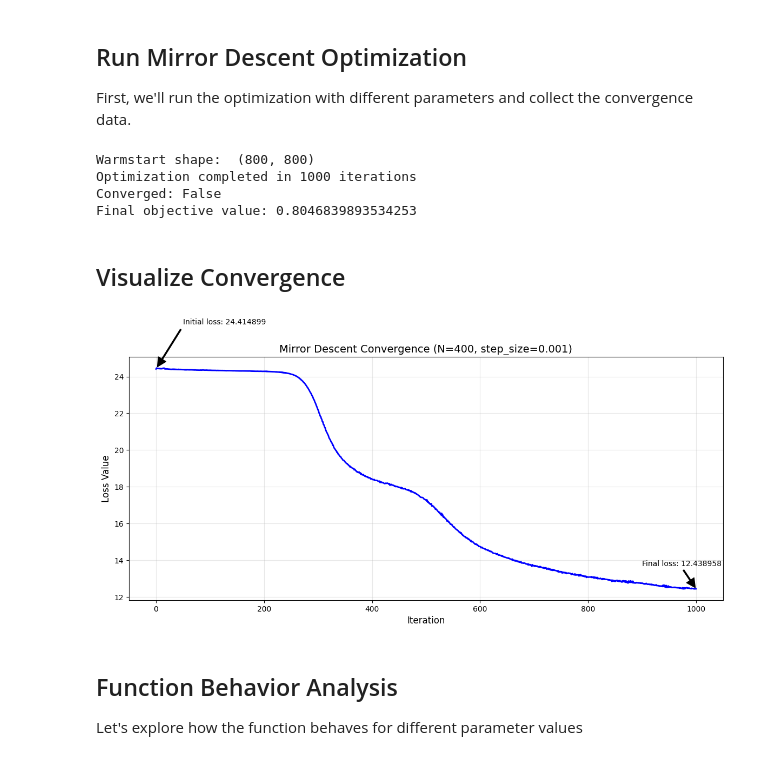
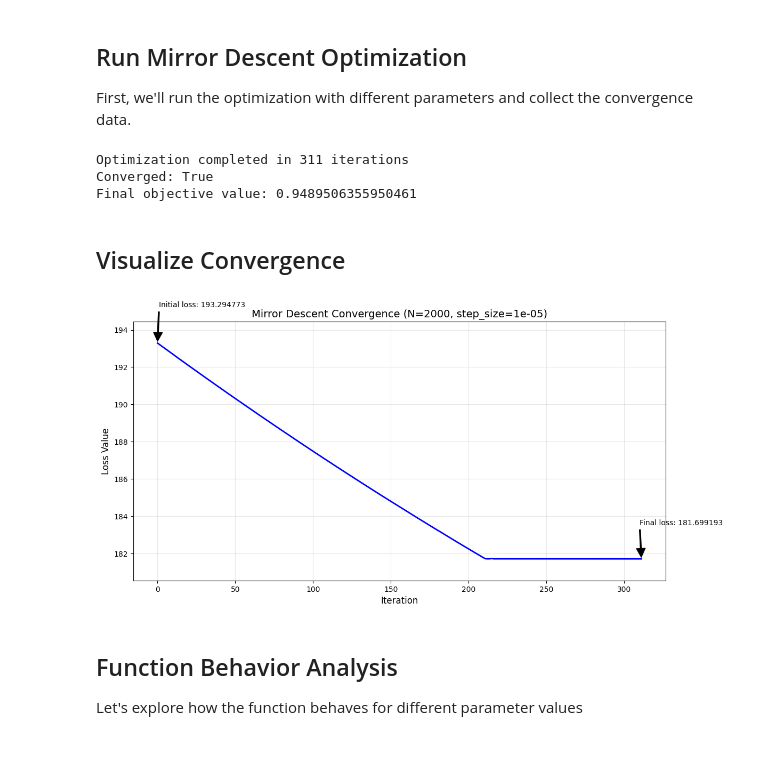
Before and after one commit to janwan2003/wasserstein, a Jupyter notebook: SimpleDecent/mirror_descent_convergence.ipynb, the cells around one changed output. Saved outputs shown, nothing was run; the diff lists cells and outputs as text; code cells hidden in the pictures.

```diff
--- a/SimpleDecent/mirror_descent_convergence.ipynb
+++ b/SimpleDecent/mirror_descent_convergence.ipynb
@@ -14,64 +12,75 @@ from test_utils import test_sparse_mirror_descent, test_ws_distance, dia_matrix
 First, we'll run the optimization with different parameters and collect the convergence data.
 # %%
 # Define parameters
-N = 400        # Number of features
+N = 2000        # Number of features
 C = 15         # Bandwidth parameter
-p = 0.46       # Mixing ratio
+p = 0.4       # Mixing ratio
 reg = 1.5    # KL regularization
-reg_a = 30     # Source marginal regularization
-reg_b = 30     # Target marginal regularization
+reg_a = 150     # Source marginal regularization
+reg_b = 150    # Target marginal regularization
 max_iter = 1000  # Maximum iterations
-step_size = 0.001 # Learning rate
+step_size = 0.00001  # Learning rate
+gamma = 1.0 - 1.0 / max_iter
 
 # Run optimization
 _, log_data = test_sparse_mirror_descent(
     N, C, p, reg, reg_a, reg_b,
     max_iter=max_iter,
     step_size=step_size,
-    debug=False
+    debug=False,
+    gamma=gamma,
 )
 
 print(f"Optimization completed in {log_data.get('iterations', 'unknown')} iterations")
 print(f"Converged: {log_data.get('convergence', False)}")
 print(f"Final objective value: {log_data.get('final_distance', 'unknown')}")
 # %% [output]
-Warmstart shape:  (800, 800)
-Optimization completed in 1000 iterations
-Converged: False
-Final objective value: 0.8046839893534253
+Optimization completed in 311 iterations
+Converged: True
+Final objective value: 0.9489506355950461
 # %% [markdown]
 ## Visualize Convergence
 # %%
 # Extract loss values from log
 losses = log_data.get('loss', [])
 iterations = range(len(losses))
 
 # Create the plot
 plt.figure(figsize=(12, 6))
 plt.plot(iterations, losses, 'b-', linewidth=2)
 plt.grid(True, alpha=0.3)
 plt.xlabel('Iteration', fontsize=12)
 plt.ylabel('Loss Value', fontsize=12)
 plt.title(f'Mirror Descent Convergence (N={N}, step_size={step_size})', fontsize=14)
 
+# Set y-axis limits with some margin to avoid extreme stretching
+if len(losses) > 0:
+    min_loss = min(losses)
+    max_loss = max(losses)
+    if min_loss != max_loss:
+        y_margin = 0.1 * (max_loss - min_loss)
+        plt.ylim(min_loss - y_margin, max_loss + y_margin)
+    else:
+        plt.ylim(min_loss - 1, max_loss + 1)
+
 # Add annotation for final loss
 if len(losses) > 1:
     plt.annotate(f'Final loss: {losses[-1]:.6f}',
                 xy=(iterations[-1], losses[-1]),
-                xytext=(iterations[-1]-100, losses[-1]*1.1),
+                xytext=(iterations[-1]-1, losses[-1]*1.01),
                 arrowprops=dict(facecolor='black', shrink=0.05, width=1.5))
 
 # Add initial loss annotation
 if len(losses) > 0:
     plt.annotate(f'Initial loss: {losses[0]:.6f}',
                 xy=(0, losses[0]),
-                xytext=(50, losses[0]*1.1),
+                xytext=(1, losses[0]*1.01),
                 arrowprops=dict(facecolor='black', shrink=0.05, width=1.5))
 
 plt.tight_layout()
 plt.show()
 # %% [output]
-[figure, old version]
+[figure, new version]
 # %% [markdown]
 ## Function Behavior Analysis
 
```
Also changed, not shown: parts of 3 cells of this notebook, 9 other files.
